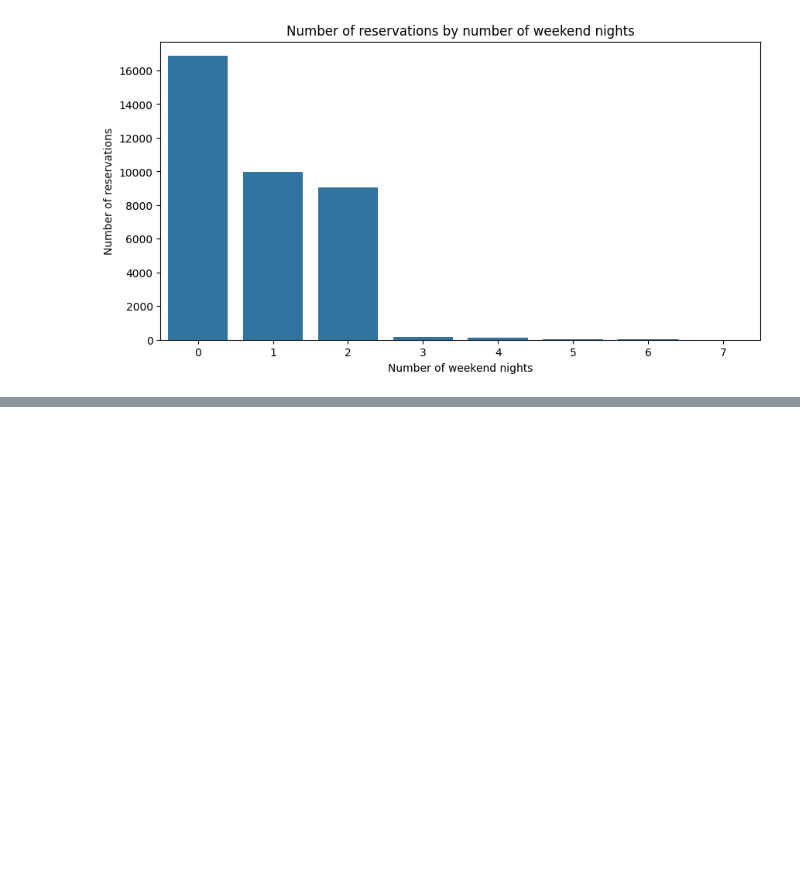
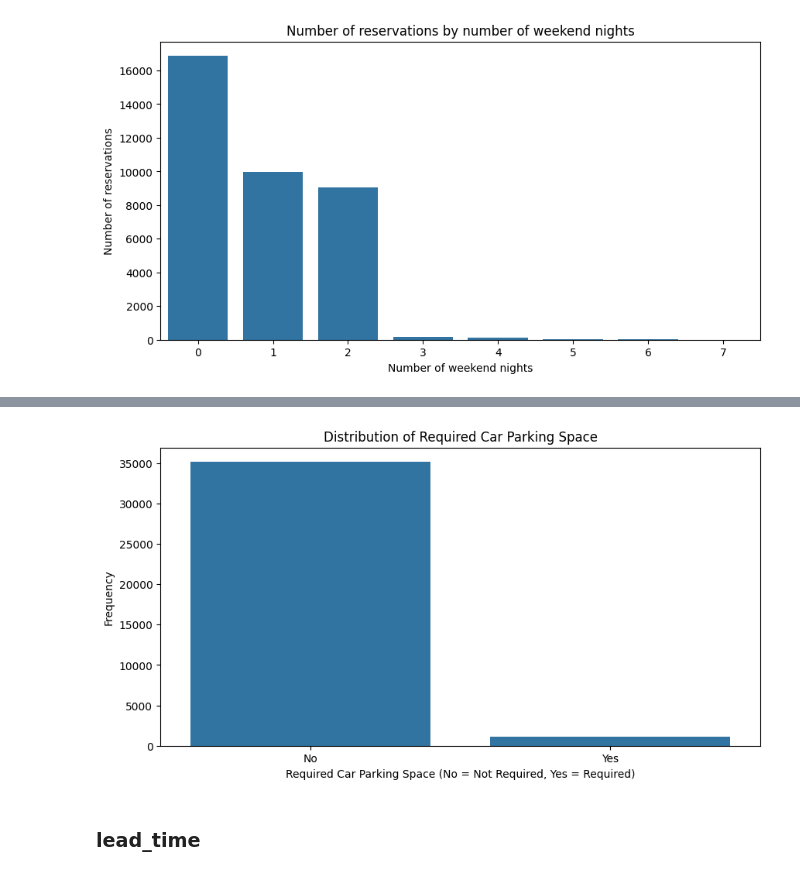
Before and after one commit to Drashko73/hotel-reservations-analysis, a Jupyter notebook: notebooks/02_numerical_features.ipynb, the cells around one changed output, grey strips where cells are left out. Drawn from its saved outputs; the diff is of its cells as text; code cells hidden in the pictures; blank space fills up the shorter version.

```diff
--- a/notebooks/02_numerical_features.ipynb
+++ b/notebooks/02_numerical_features.ipynb
@@ -187,0 +239,14 @@ test
+# %%
+# Map the numerical values to 'No' and 'Yes'
+data['required_car_parking_space'] = data['required_car_parking_space'].map({0: 'No', 1: 'Yes'})
+
+plt.figure(figsize=(10, 5))
+sns.countplot(x=data['required_car_parking_space'])
+plt.title('Distribution of Required Car Parking Space')
+plt.xlabel('Required Car Parking Space (No = Not Required, Yes = Required)')
+plt.ylabel('Frequency')
+plt.show()
+# %% [output]
+[figure, added]
+# %% [markdown]
+### lead_time
```
Also changed, not shown: parts of 36 cells of this notebook.
